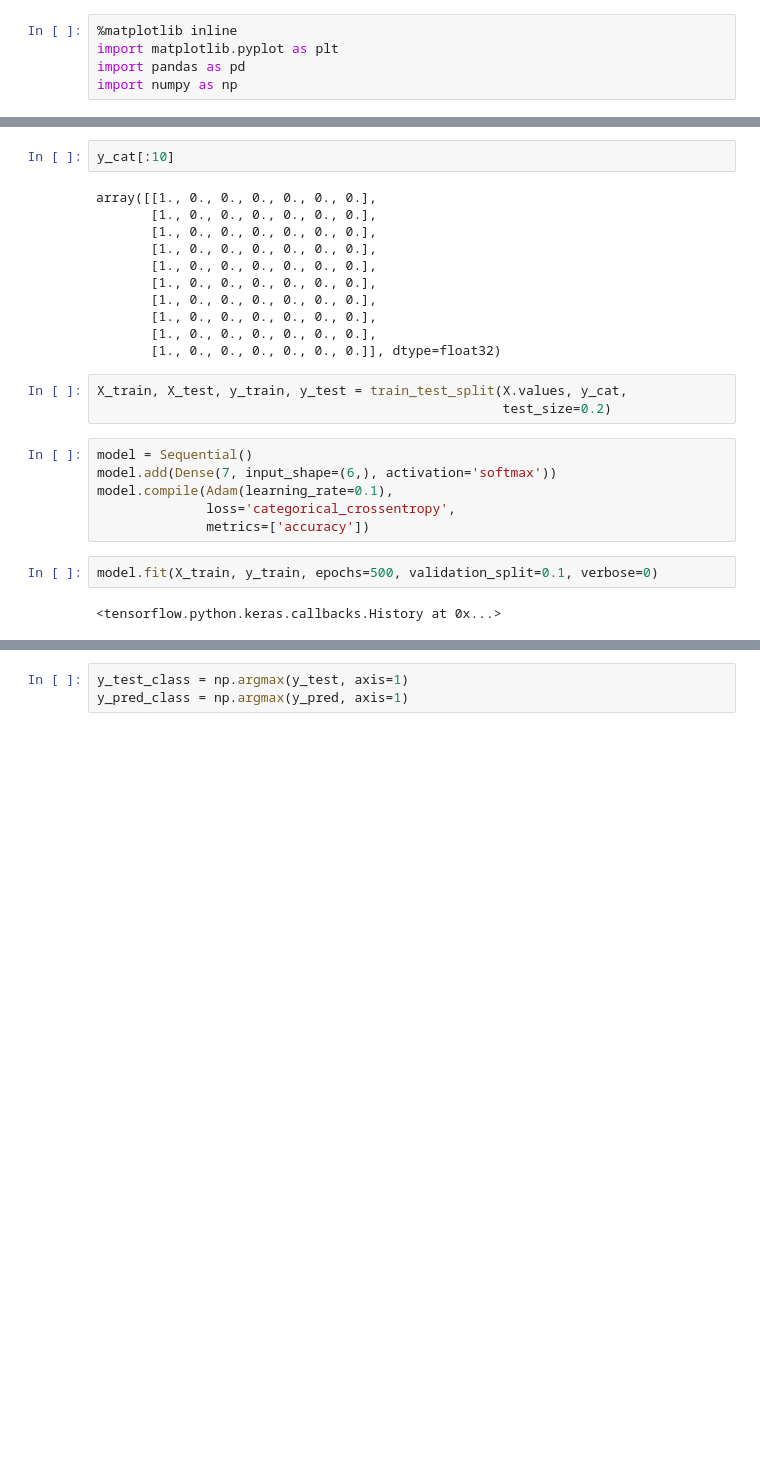
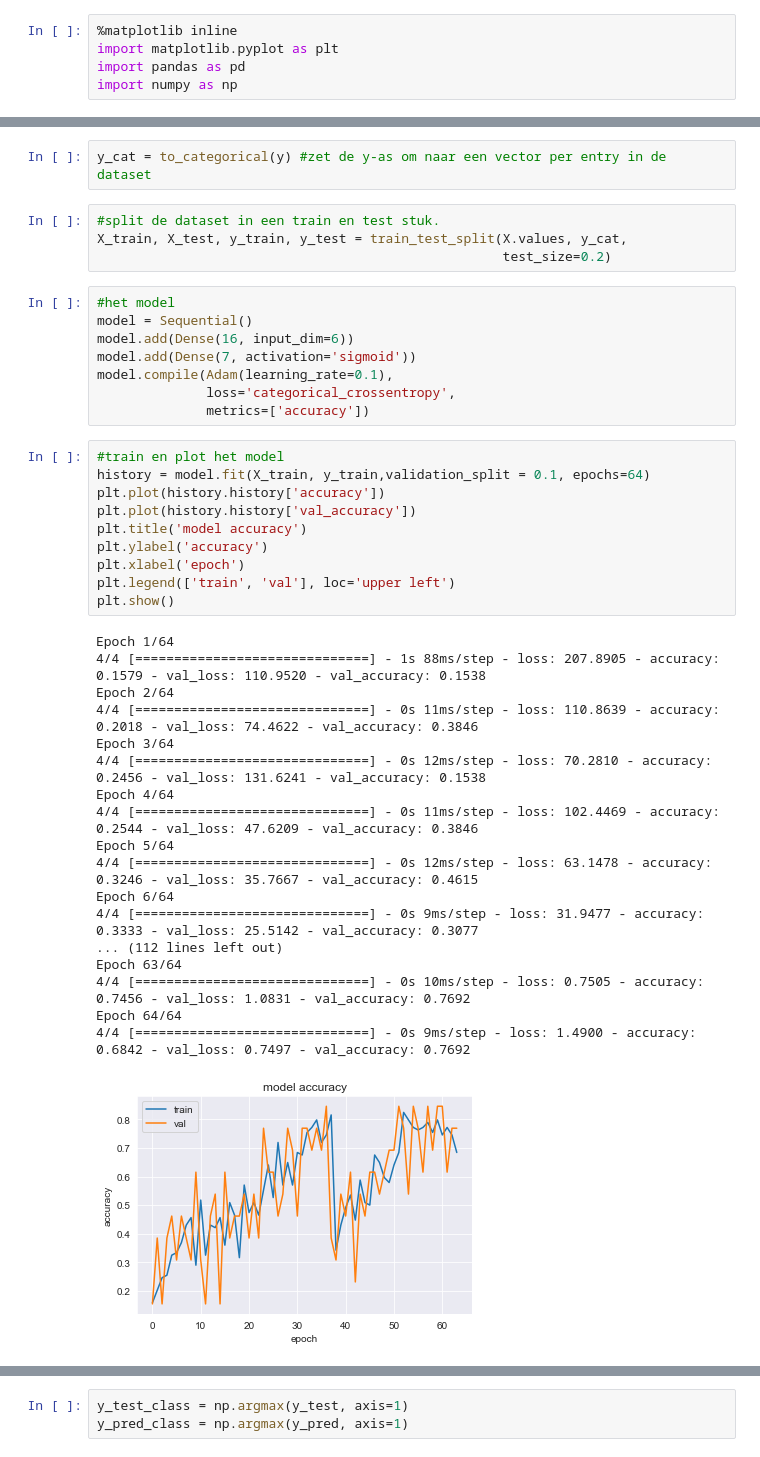
Before and after one commit to dafitius/OpenCV-ML-assignments, a Jupyter notebook: DeepLearning/course/Opdracht 5.4.ipynb, the cells around one changed output, grey strips where cells are left out. Drawn from its saved outputs; the diff is of its cells as text; blank space fills up the shorter version.

```diff
--- a/DeepLearning/course/Opdracht 5.4.ipynb
+++ b/DeepLearning/course/Opdracht 5.4.ipynb
@@ -71,26 +64,43 @@ y_cat = to_categorical(y)
-# %%
-y_cat[:10]
-# %% [output]
-array([[1., 0., 0., 0., 0., 0., 0.],
-       [1., 0., 0., 0., 0., 0., 0.],
-       [1., 0., 0., 0., 0., 0., 0.],
-       [1., 0., 0., 0., 0., 0., 0.],
-       [1., 0., 0., 0., 0., 0., 0.],
-       [1., 0., 0., 0., 0., 0., 0.],
-       [1., 0., 0., 0., 0., 0., 0.],
-       [1., 0., 0., 0., 0., 0., 0.],
-       [1., 0., 0., 0., 0., 0., 0.],
-       [1., 0., 0., 0., 0., 0., 0.]], dtype=float32)
+# %%
+y_cat = to_categorical(y) #zet de y-as om naar een vector per entry in de dataset
 # %%
+#split de dataset in een train en test stuk.
 X_train, X_test, y_train, y_test = train_test_split(X.values, y_cat,
                                                     test_size=0.2)
 # %%
+#het model
 model = Sequential()
-model.add(Dense(7, input_shape=(6,), activation='softmax'))
+model.add(Dense(16, input_dim=6))
+model.add(Dense(7, activation='sigmoid'))
 model.compile(Adam(learning_rate=0.1),
               loss='categorical_crossentropy',
               metrics=['accuracy'])
-# %%
-model.fit(X_train, y_train, epochs=500, validation_split=0.1, verbose=0)
-# %% [output]
-<tensorflow.python.keras.callbacks.History at 0x...>
+# %%
+#train en plot het model
+history = model.fit(X_train, y_train,validation_split = 0.1, epochs=64)
+plt.plot(history.history['accuracy'])
+plt.plot(history.history['val_accuracy'])
+plt.title('model accuracy')
+plt.ylabel('accuracy')
+plt.xlabel('epoch')
+plt.legend(['train', 'val'], loc='upper left')
+plt.show()
+# %% [output]
+Epoch 1/64
+4/4 [==============================] - 1s 88ms/step - loss: 207.8905 - accuracy: 0.1579 - val_loss: 110.9520 - val_accuracy: 0.1538
+Epoch 2/64
+4/4 [==============================] - 0s 11ms/step - loss: 110.8639 - accuracy: 0.2018 - val_loss: 74.4622 - val_accuracy: 0.3846
+Epoch 3/64
+4/4 [==============================] - 0s 12ms/step - loss: 70.2810 - accuracy: 0.2456 - val_loss: 131.6241 - val_accuracy: 0.1538
+Epoch 4/64
+4/4 [==============================] - 0s 11ms/step - loss: 102.4469 - accuracy: 0.2544 - val_loss: 47.6209 - val_accuracy: 0.3846
+Epoch 5/64
+4/4 [==============================] - 0s 12ms/step - loss: 63.1478 - accuracy: 0.3246 - val_loss: 35.7667 - val_accuracy: 0.4615
+Epoch 6/64
+4/4 [==============================] - 0s 9ms/step - loss: 31.9477 - accuracy: 0.3333 - val_loss: 25.5142 - val_accuracy: 0.3077
+... (112 lines left out)
+Epoch 63/64
+4/4 [==============================] - 0s 10ms/step - loss: 0.7505 - accuracy: 0.7456 - val_loss: 1.0831 - val_accuracy: 0.7692
+Epoch 64/64
+4/4 [==============================] - 0s 9ms/step - loss: 1.4900 - accuracy: 0.6842 - val_loss: 0.7497 - val_accuracy: 0.7692
+[figure, added]
```
Also changed, not shown: parts of 25 cells of this notebook, 12 other files.
